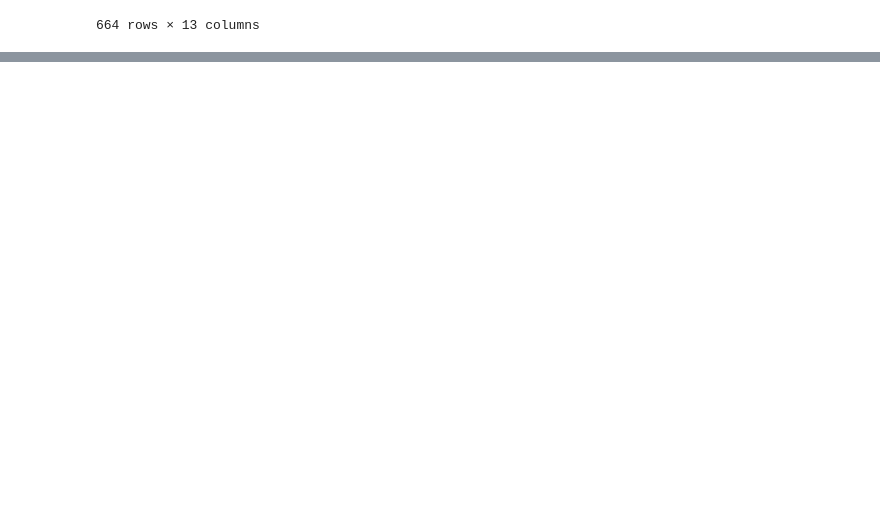
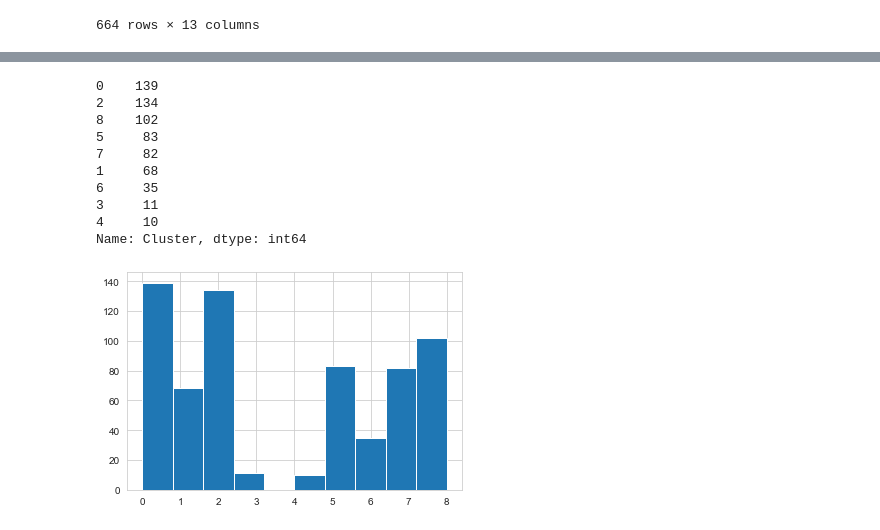
Before and after one commit to LuisEVT/Drinks_Company_Wine_Promotion, a Jupyter notebook: Wine_Promotion_Analysis_EDA.ipynb, the cells around one changed output, grey strips where cells are left out. Drawn from its saved outputs; the diff is of its cells as text; code cells hidden in the pictures; blank space fills up the shorter version.

Commit message:
Update Wine_Promotion_Analysis_EDA.ipynb
Perform another K-mean to find the top 10 regions for the drink promotion

```diff
--- a/Wine_Promotion_Analysis_EDA.ipynb
+++ b/Wine_Promotion_Analysis_EDA.ipynb
@@ -457,3 +457,15 @@ df_combine
 | 662 | 2016 | Yamalo-Nenets Autonomous Okrug | 4.918033 | 82.841530 | 8.961749 | 1.857923 | 1.420765 | 91.5 | 4.918033 | 82.841530 | ... |
 | 663 | 2016 | Yaroslavl Oblast | 17.142857 | 63.865546 | 14.957983 | 2.352941 | 1.680672 | 59.5 | 17.142857 | 63.865546 | ... |
 664 rows × 13 columns
+# %%
+x = df_combine[['year','wine_x','beer_x','vodka_x','champagne_x','brandy_x','Total Sales_x','wine_x','beer_x','vodka_x','champagne_x','brandy_x']]
+y = df_combine['region']
+
+KNN_classifier = KNN(n_clusters=9)
+
+KNN_classifier.fit(x,y)
+
+df_combine['Cluster'] = KNN_classifier.labels_
+
+
+df_combine[df_combine['region'] == 'Saint Petersburg']
@@ -459,0 +482,16 @@ df_combine
+# %%
+df_combine['Cluster'].hist()
+
+df_combine['Cluster'].value_counts()
+# %% [output]
+0    139
+2    134
+8    102
+5     83
+7     82
+1     68
+6     35
+3     11
+4     10
+Name: Cluster, dtype: int64
+[figure, added]
```
Also changed, not shown: parts of 6 cells of this notebook.
